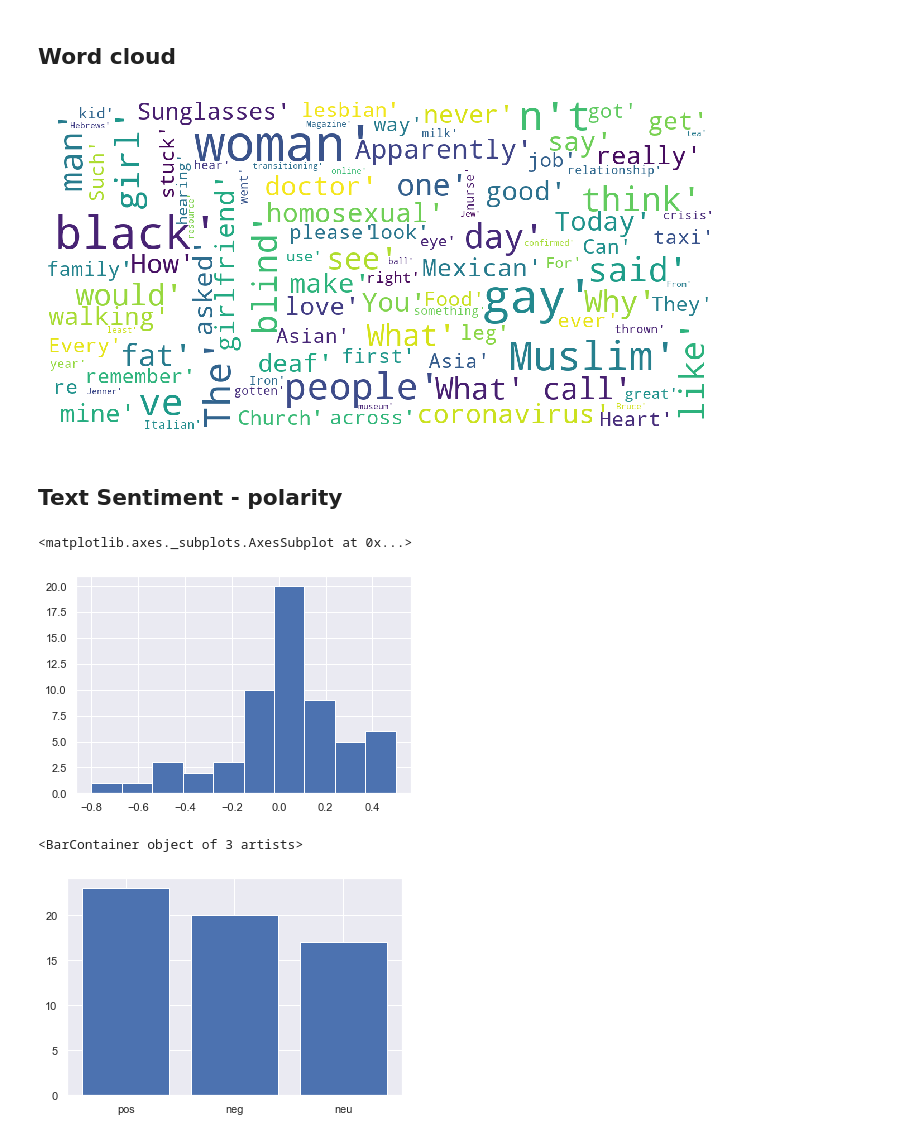
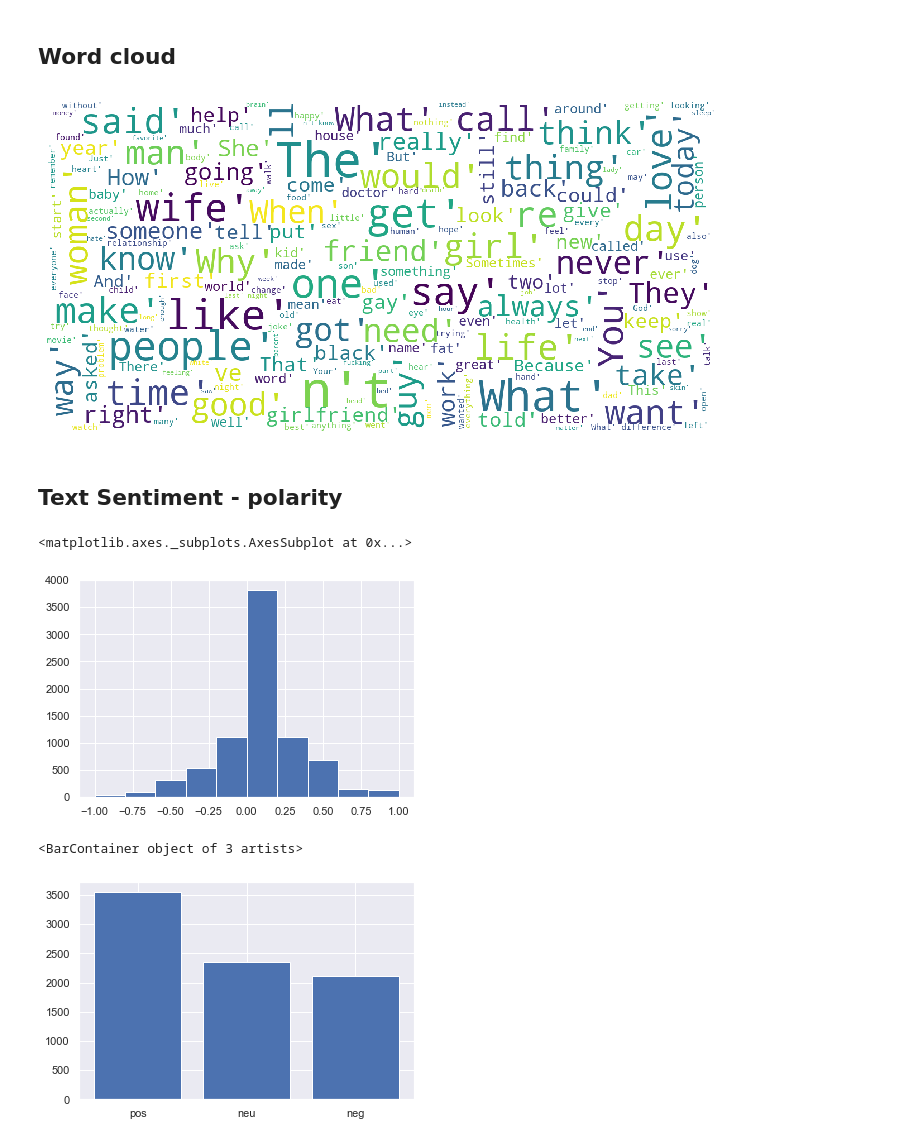
Before and after one commit to SwarnaLathaNatarajan/SemEval-2021-Task-7-Hahackathon, a Jupyter notebook: Exploratory Data Analysis/Dataset analysis.ipynb, the cells around one changed output. Cells and saved outputs as stored; diff of their text form; code cells hidden in the pictures.

```diff
--- a/Exploratory Data Analysis/Dataset analysis.ipynb
+++ b/Exploratory Data Analysis/Dataset analysis.ipynb
@@ -24,6 +24,6 @@ import pyLDAvis.gensim
 from collections import  Counter
 from sklearn.feature_extraction.text import CountVectorizer
 # %%
-data= pd.read_csv('trial_data.csv')
+data= pd.read_csv('..\\Data\\train_data\\train.csv')
 data.head()
 # %% [output]
@@ -289,22 +287,22 @@ topic
 # %%
 stopwords = set(STOPWORDS)
 def show_wordcloud(data):
     wordcloud = WordCloud(
         background_color='white',
         stopwords=stopwords,
-        max_words=100,
+        max_words=200,
         max_font_size=30,
         scale=3,
         random_state=1)
 
     wordcloud=wordcloud.generate(str(data))
     fig = plt.figure(1, figsize=(12, 12))
     plt.axis('off')
     plt.imshow(wordcloud)
     plt.show()
 show_wordcloud(corpus)
 # %% [output]
-[figure, old version]
+[figure, new version]
 # %% [markdown]
 ## Text Sentiment - polarity
 # %%
@@ -314,7 +312,7 @@ data['polarity_score'] = data['text'].apply(lambda x : polarity(x))
 data['polarity_score'].hist()
 # %% [output]
 <matplotlib.axes._subplots.AxesSubplot at 0x...>
-[figure, old version]
+[figure, new version]
 # %%
 def sentiment(x):
     if x<0:
@@ -328,7 +326,7 @@ data['polarity'] = data['polarity_score'].map(lambda x: sentiment(x))
 plt.bar(data.polarity.value_counts().index,data.polarity.value_counts())
 # %% [output]
 <BarContainer object of 3 artists>
-[figure, old version]
+[figure, new version]
 # %%
 data[data['polarity']=='pos']['text'].head()
 # %% [output]
```
Also changed, not shown: parts of 25 cells of this notebook.
